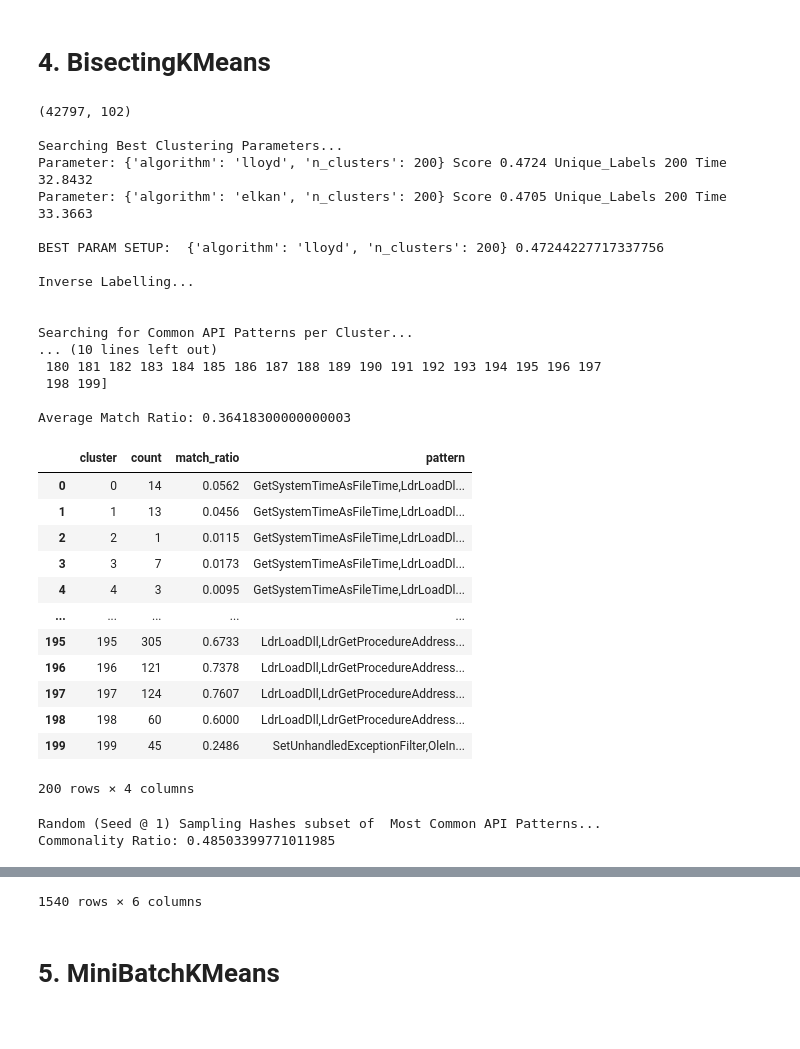
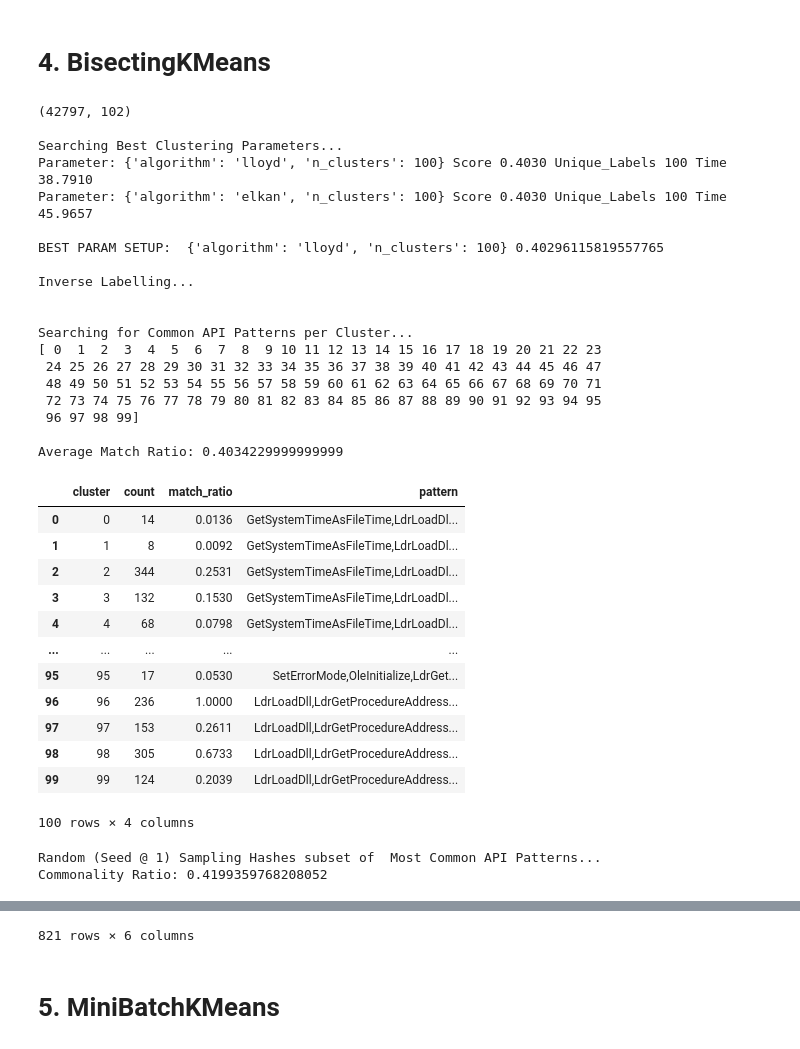
Before and after one commit to jm55/THESIS, a Jupyter notebook: Official Development/Dataset/[OFFICIAL] Clustering_Malicious.ipynb, the cells around one changed output, grey strips where cells are left out. Cells and saved outputs as stored; diff of their text form; code cells hidden in the pictures.

```diff
--- a/Official Development/Dataset/[OFFICIAL] Clustering_Malicious.ipynb
+++ b/Official Development/Dataset/[OFFICIAL] Clustering_Malicious.ipynb
@@ -13,13 +15,10 @@ from sklearn.model_selection import ParameterGrid
 from sklearn import metrics
 import multiprocessing
 import time
-
-def cpu_count():
-    '''Count the numeber of CPU cores available in the system.'''
-    return multiprocessing.cpu_count()
+import os
 
 def list_to_str(ls:list):
-    '''Convert list of string to a single string with comma as a delimiter.'''
+    '''Convert list to a stringified version (comma delimited).'''
     output = ""
     for l in ls:
         output += str(l) + ","
@@ -35,7 +34,7 @@ def load_df():
     return df.reset_index().iloc[:,1:]
 
 def get_x(df:pd.DataFrame):
-    '''Get the feature columns (aka X) of the DataFrame'''
+    '''Get the feature columns of the DataFrame'''
     return df.iloc[:, 1:102-1]
 
 #Load list of API calls
@@ -54,7 +53,7 @@ def inverse_labeller(item):
     '''Low Level. Converts encoded API calls to string API calls'''
     global APIS
     return item.map(lambda x: APIS[int(x)])
-def inverse_label(df):
+def inverse_label(df:pd.DataFrame):
     '''High Level. Converts encoded API calls to string API calls'''
     df2 = df.copy(deep=True)
     print("Inverse Labelling...")
@@ -87,7 +86,7 @@ def search_k(parameters, model, X):
     print("")
     return best_grid, best_clusterer
 
-def clustering(inner_df, name, clusterer, parameters):
+def clustering(inner_df:pd.DataFrame, name:str, clusterer, parameters):
     '''Executes the data clustering on the dataset. Produces the same input dataset with the additional column for the cluster #.'''
     '''The input dataset must contain integer API calls (except the API Call Pattern strings)'''
     X = get_x(inner_df)
@@ -100,7 +99,7 @@ def clustering(inner_df, name, clusterer, parameters):
     print("")
     return bestCluster
 
-def common_api_cluster(inner_df, name, size):
+def common_api_cluster(inner_df:pd.DataFrame, name:str):
     '''Determine the most common API call patterns for each cluster'''
     global df
     inner_df = df
@@ -119,7 +118,7 @@ def common_api_cluster(inner_df, name, size):
     print("Average Match Ratio:", commonAPI['match_ratio'].mean())
     return commonAPI
 
-def get_samplehash_common(inner_df, common_counts, name, size, samplesize):
+def get_samplehash_common(inner_df:pd.DataFrame, common_counts:pd.DataFrame, name:str, samplesize:int):
     '''Get sample hashes from each cluster that matches the common API call pattern of the cluster.'''
     hashes = []
     global seed
@@ -142,7 +141,7 @@ def get_samplehash_common(inner_df, common_counts, name, size, samplesize):
     print("")
     return hashes
 
-def inject_patterns(inner_df, inverse_labelled_df):
+def inject_patterns(inner_df:pd.DataFrame, inverse_labelled_df:pd.DataFrame):
     '''Injects the API call patterns of each sample as its last column'''
     patterns = []
     print("Injecting API patterns...")
@@ -178,11 +194,13 @@ The process as the following:
 
 **Commonality Ratio**: How many of the matching most common API patterns per cluster are there relative to the dataset size. *(Higher is better)*
 # %%
-clusters = [200]    # Place either single or multiple values as long as it is in list format.
+'''UPDATE THESE VALUES AS NEEDED'''
+
+clusters = [100]    # Place either single or multiple values as long as it is in list format.
                     # For multiple values, the program will iterate through every cluster size and will choose the best (usually the biggest value) to be part of the best configuration.
                     # It influences the projected total number of samples to verify/analyze.
 
-samplesize = 5      # Max no. of samples to obtain from a cluster.
+samplesize = 10      # Max no. of samples to obtain from a cluster.
                     # It influences the projected total number of samples to verify/analyze.
 # %% [markdown]
 # 3. K-Means
@@ -191,17 +209,15 @@ df = reserve_df.copy()
 print(df.shape, "\n")
 
 algorithm = ['lloyd', 'elkan']
-clusters = [200] #Let's assume that there are up to 100 clusters that can be derived from the Oliveira dataset. Going beyond that is too much
-samplesize = 5 # Max no. of samples to obtain from a cluster # Max no. of samples to obtain from a cluster
 
 #Search for best clusters size and run clustering
 bestClusterParam = clustering(df, "KMeans", KMeans(n_init='auto', verbose=0, random_state=seed),
                               {'n_clusters': clusters, 'algorithm':algorithm})
 
-commonAPI = common_api_cluster(df, "KMeans", bestClusterParam)
+commonAPI = common_api_cluster(df, "KMeans")
 display(commonAPI)
 
-commonHashes = get_samplehash_common(df, commonAPI, "KMeans", bestClusterParam, samplesize)
+commonHashes = get_samplehash_common(df, commonAPI, "KMeans", samplesize)
 display(commonHashes)
 # %% [output]
 (42797, 102)
@@ -254,52 +272,54 @@ Commonality Ratio: 0.5531696146926186
 # %%
 df = reserve_df.copy()
 print(df.shape, "\n")
 
 algorithm = ['lloyd', 'elkan']
 
 #Search for best clusters size and run clustering
 bestClusterParam = clustering(df, "BisectingKMeans",
                               BisectingKMeans(random_state=seed, verbose=0, copy_x=True),
                               {'n_clusters': clusters, 'algorithm':algorithm})
 
-commonAPI = common_api_cluster(df, "BisectingKMeans", bestClusterParam)
+commonAPI = common_api_cluster(df, "BisectingKMeans")
 display(commonAPI)
 
-commonHashes = get_samplehash_common(df, commonAPI, "BisectingKMeans", bestClusterParam, samplesize)
+commonHashes = get_samplehash_common(df, commonAPI, "BisectingKMeans", samplesize)
 display(commonHashes)
 # %% [output]
 (42797, 102)
 
 Searching Best Clustering Parameters...
-Parameter: {'algorithm': 'lloyd', 'n_clusters': 200} Score 0.4724 Unique_Labels 200 Time 32.8432
-Parameter: {'algorithm': 'elkan', 'n_clusters': 200} Score 0.4705 Unique_Labels 200 Time 33.3663
+Parameter: {'algorithm': 'lloyd', 'n_clusters': 100} Score 0.4030 Unique_Labels 100 Time 38.7910
+Parameter: {'algorithm': 'elkan', 'n_clusters': 100} Score 0.4030 Unique_Labels 100 Time 45.9657
 
-BEST PARAM SETUP:  {'algorithm': 'lloyd', 'n_clusters': 200} 0.47244227717337756
+BEST PARAM SETUP:  {'algorithm': 'lloyd', 'n_clusters': 100} 0.40296115819557765
 
 Inverse Labelling...
 
 
 Searching for Common API Patterns per Cluster...
-... (10 lines left out)
- 180 181 182 183 184 185 186 187 188 189 190 191 192 193 194 195 196 197
- 198 199]
+[ 0  1  2  3  4  5  6  7  8  9 10 11 12 13 14 15 16 17 18 19 20 21 22 23
+ 24 25 26 27 28 29 30 31 32 33 34 35 36 37 38 39 40 41 42 43 44 45 46 47
+ 48 49 50 51 52 53 54 55 56 57 58 59 60 61 62 63 64 65 66 67 68 69 70 71
+ 72 73 74 75 76 77 78 79 80 81 82 83 84 85 86 87 88 89 90 91 92 93 94 95
+ 96 97 98 99]
 
-Average Match Ratio: 0.36418300000000003
+Average Match Ratio: 0.4034229999999999
 |  | cluster | count | match_ratio | pattern |
-| 0 | 0 | 14 | 0.0562 | GetSystemTimeAsFileTime,LdrLoadDl... |
-| 1 | 1 | 13 | 0.0456 | GetSystemTimeAsFileTime,LdrLoadDl... |
-| 2 | 2 | 1 | 0.0115 | GetSystemTimeAsFileTime,LdrLoadDl... |
-| 3 | 3 | 7 | 0.0173 | GetSystemTimeAsFileTime,LdrLoadDl... |
-| 4 | 4 | 3 | 0.0095 | GetSystemTimeAsFileTime,LdrLoadDl... |
+| 0 | 0 | 14 | 0.0136 | GetSystemTimeAsFileTime,LdrLoadDl... |
+| 1 | 1 | 8 | 0.0092 | GetSystemTimeAsFileTime,LdrLoadDl... |
+| 2 | 2 | 344 | 0.2531 | GetSystemTimeAsFileTime,LdrLoadDl... |
+| 3 | 3 | 132 | 0.1530 | GetSystemTimeAsFileTime,LdrLoadDl... |
+| 4 | 4 | 68 | 0.0798 | GetSystemTimeAsFileTime,LdrLoadDl... |
 | ... | ... | ... | ... | ... |
-| 195 | 195 | 305 | 0.6733 | LdrLoadDll,LdrGetProcedureAddress... |
-| 196 | 196 | 121 | 0.7378 | LdrLoadDll,LdrGetProcedureAddress... |
-| 197 | 197 | 124 | 0.7607 | LdrLoadDll,LdrGetProcedureAddress... |
-| 198 | 198 | 60 | 0.6000 | LdrLoadDll,LdrGetProcedureAddress... |
-| 199 | 199 | 45 | 0.2486 | SetUnhandledExceptionFilter,OleIn... |
+| 95 | 95 | 17 | 0.0530 | SetErrorMode,OleInitialize,LdrGet... |
+| 96 | 96 | 236 | 1.0000 | LdrLoadDll,LdrGetProcedureAddress... |
+| 97 | 97 | 153 | 0.2611 | LdrLoadDll,LdrGetProcedureAddress... |
+| 98 | 98 | 305 | 0.6733 | LdrLoadDll,LdrGetProcedureAddress... |
+| 99 | 99 | 124 | 0.2039 | LdrLoadDll,LdrGetProcedureAddress... |
-200 rows × 4 columns
+100 rows × 4 columns
 Random (Seed @ 1) Sampling Hashes subset of  Most Common API Patterns...
-Commonality Ratio: 0.48503399771011985
+Commonality Ratio: 0.4199359768208052
 |  | cluster | hash | Type 1 | Type 2 | Type 3 | pattern |
 | 0 | 0 | ebd84144138b198f6e70f9e5b885f3ff | _ | _ | _ | GetSystemTimeAsFileTime,LdrLoadDl... |
 | 1 | 0 | a1b47c27107e78e8c21a8a783617abca | _ | _ | _ | GetSystemTimeAsFileTime,LdrLoadDl... |
@@ -315,4 +335,4 @@ Commonality Ratio: 0.48503399771011985
-1540 rows × 6 columns
+821 rows × 6 columns
 # %% [markdown]
 # 5. MiniBatchKMeans
 # %%
```
Also changed, not shown: parts of 12 cells of this notebook, 8 other files.
